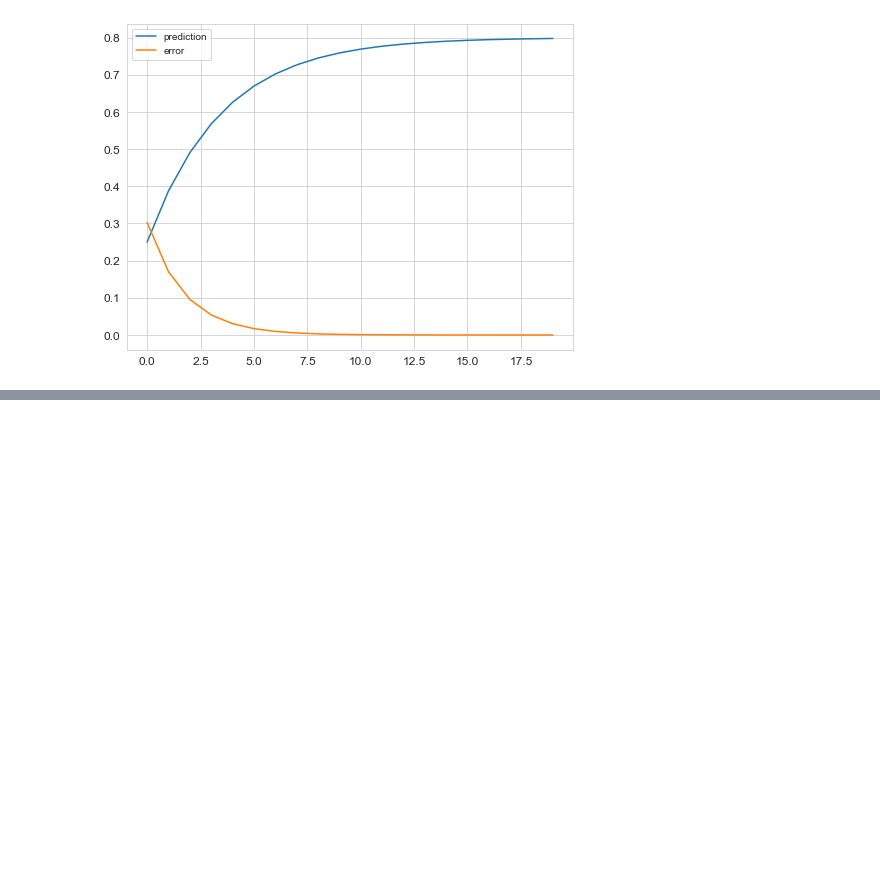
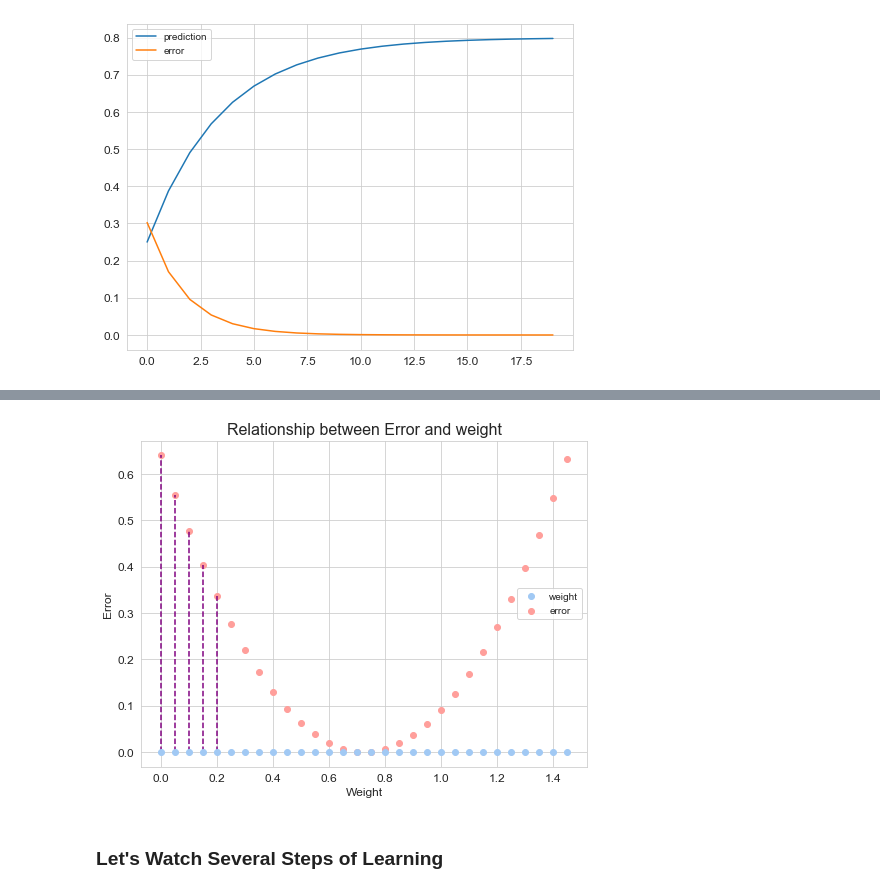
Before and after one commit to AnirbanDatta87/Python, a Jupyter notebook: Concepts/M13 - DL/ANN.ipynb, the cells around one changed output, grey strips where cells are left out. Saved outputs shown, nothing was run; the diff lists cells and outputs as text; code cells hidden in the pictures; blank space fills up the shorter version.

```diff
--- a/Concepts/M13 - DL/ANN.ipynb
+++ b/Concepts/M13 - DL/ANN.ipynb
@@ -559,0 +655,27 @@ err_df.plot(figsize=(8, 6));
+# %%
+goal_pred, input = (0.8, 1.1)
+
+# pred = input * weight
+# error = (pred - goal_pred) ** 2
+
+weight = np.arange(0, 1.5, 0.05)
+x = [0 for x in range(len(weight))]
+
+def error_calc(p):
+    return (1.1*p - goal_pred) ** 2
+
+error = [error_calc(w) for w in weight]
+
+fig, ax = plt.subplots(figsize = (8, 6))
+plt.scatter(weight, error, c='r', label='error')
+plt.plot(weight, x, 'bo', label = 'weight')
+plt.vlines(x = weight[:5], ymin = 0, ymax = error[:5], colors = 'purple', ls='--')
+plt.title('Relationship between Error and weight', fontsize=16)
+plt.xlabel('Weight', fontsize=12)
+plt.ylabel('Error', fontsize=12)
+plt.legend()
+plt.show()
+# %% [output]
+[figure, added]
+# %% [markdown]
+### Let's Watch Several Steps of Learning
```
Also changed, not shown: parts of 13 cells of this notebook.
